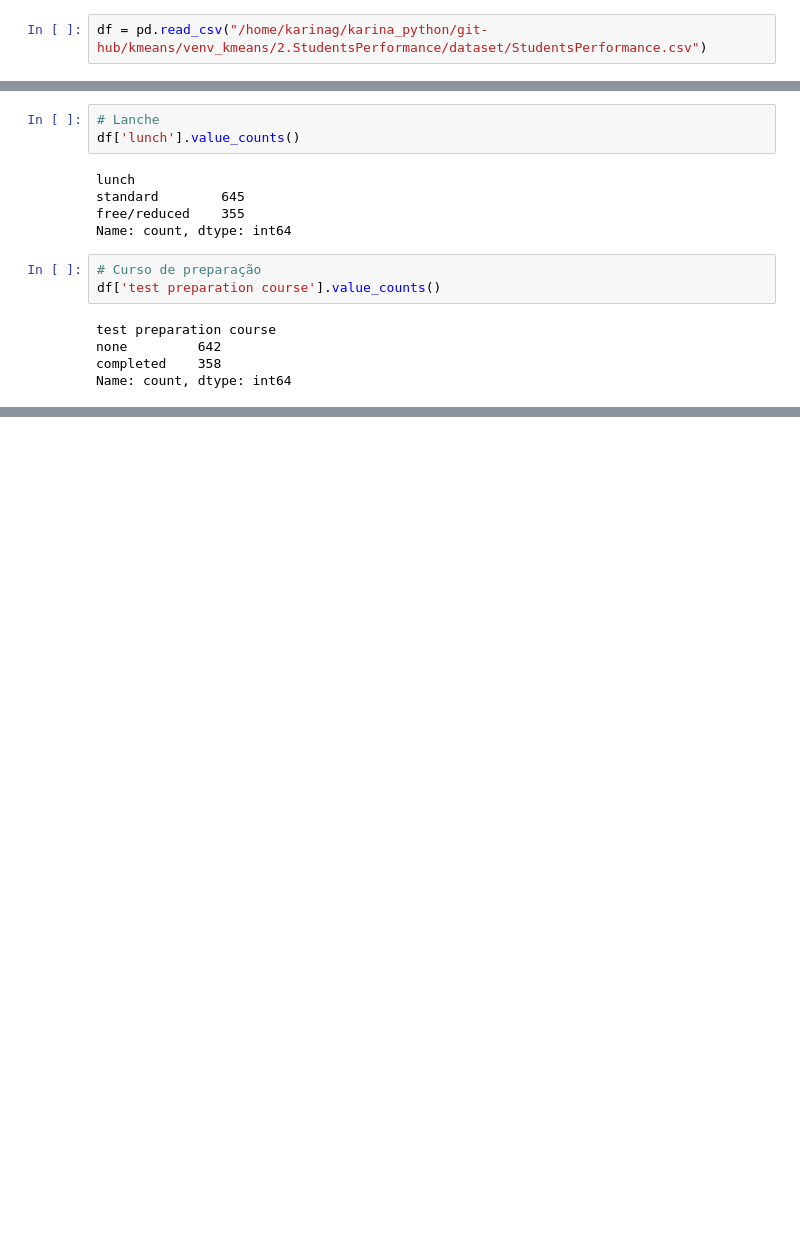
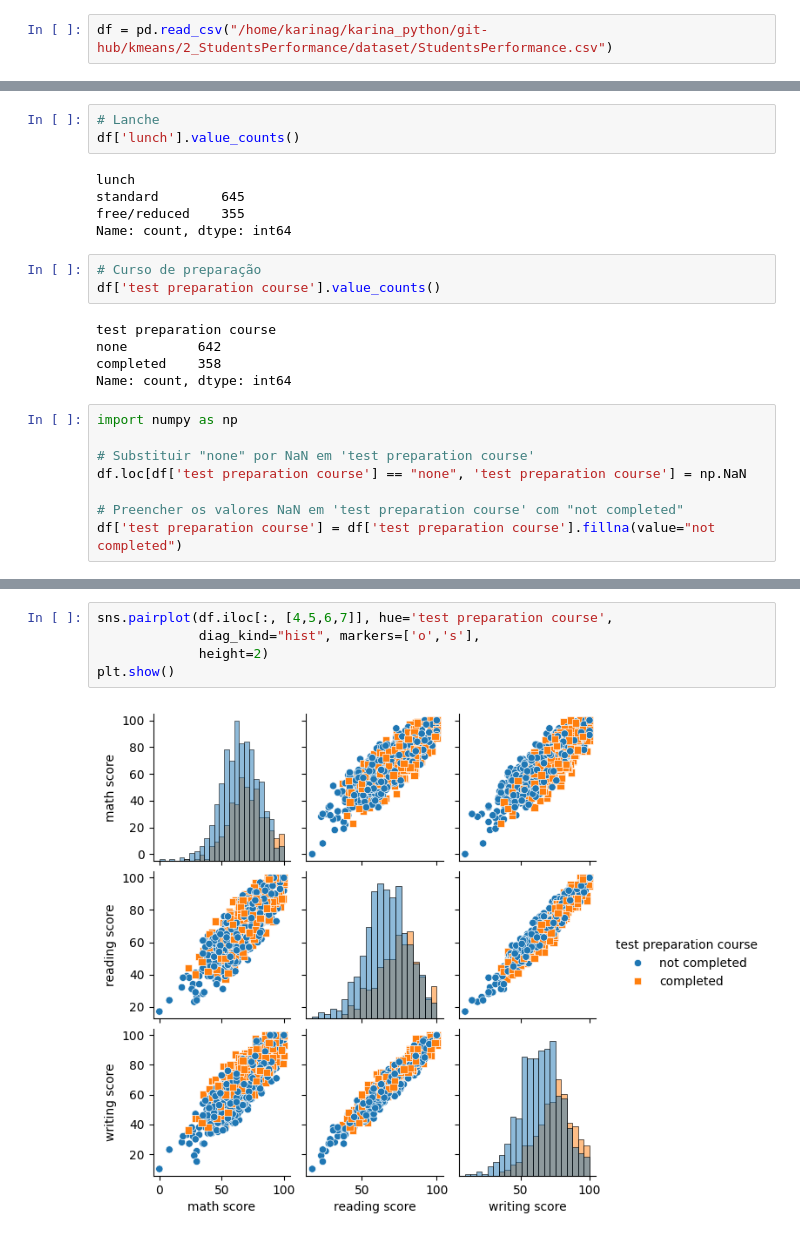
Before and after one commit to KARINAgoncalvesSOARES/kmens, a Jupyter notebook: 2_StudentsPerformance/Students_Performance.ipynb, the cells around one changed output, grey strips where cells are left out. Saved outputs shown, nothing was run; the diff lists cells and outputs as text; blank space fills up the shorter version.

```diff
--- a/2_StudentsPerformance/Students_Performance.ipynb
+++ b/2_StudentsPerformance/Students_Performance.ipynb
@@ -14,7 +25,7 @@ import os
 # %% [markdown]
 ### 2. Carregamento dos Dados ⚡️
 # %%
-df = pd.read_csv("/home/karinag/karina_python/git-hub/kmeans/venv_kmeans/2.StudentsPerformance/dataset/StudentsPerformance.csv")
+df = pd.read_csv("/home/karinag/karina_python/git-hub/kmeans/2_StudentsPerformance/dataset/StudentsPerformance.csv")
 # %% [markdown]
 ### 3. Analisando o Conjunto de Dados 🔍
 # %%
@@ -142,3 +153,11 @@ test preparation course
 none         642
 completed    358
 Name: count, dtype: int64
+# %%
+import numpy as np
+
+# Substituir "none" por NaN em 'test preparation course'
+df.loc[df['test preparation course'] == "none", 'test preparation course'] = np.NaN
+
+# Preencher os valores NaN em 'test preparation course' com "not completed"
+df['test preparation course'] = df['test preparation course'].fillna(value="not completed")
@@ -144,0 +180,7 @@ Name: count, dtype: int64
+# %%
+sns.pairplot(df.iloc[:, [4,5,6,7]], hue='test preparation course',
+             diag_kind="hist", markers=['o','s'],
+             height=2)
+plt.show()
+# %% [output]
+[figure, added]
```
Also changed, not shown: parts of 18 cells of this notebook.
